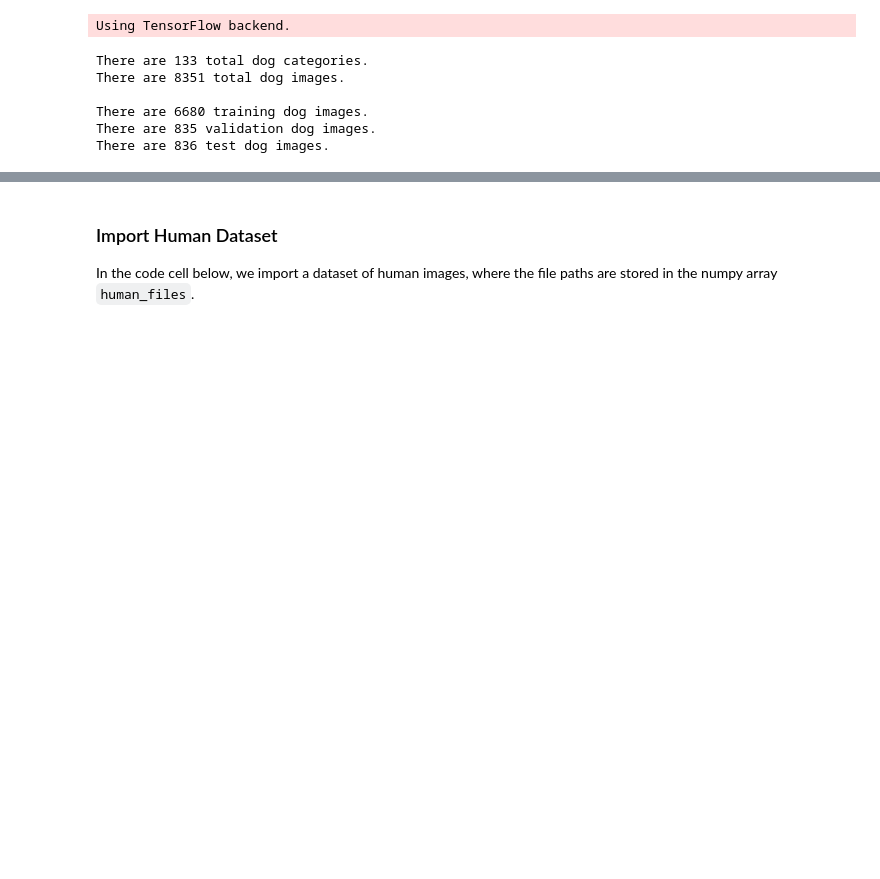
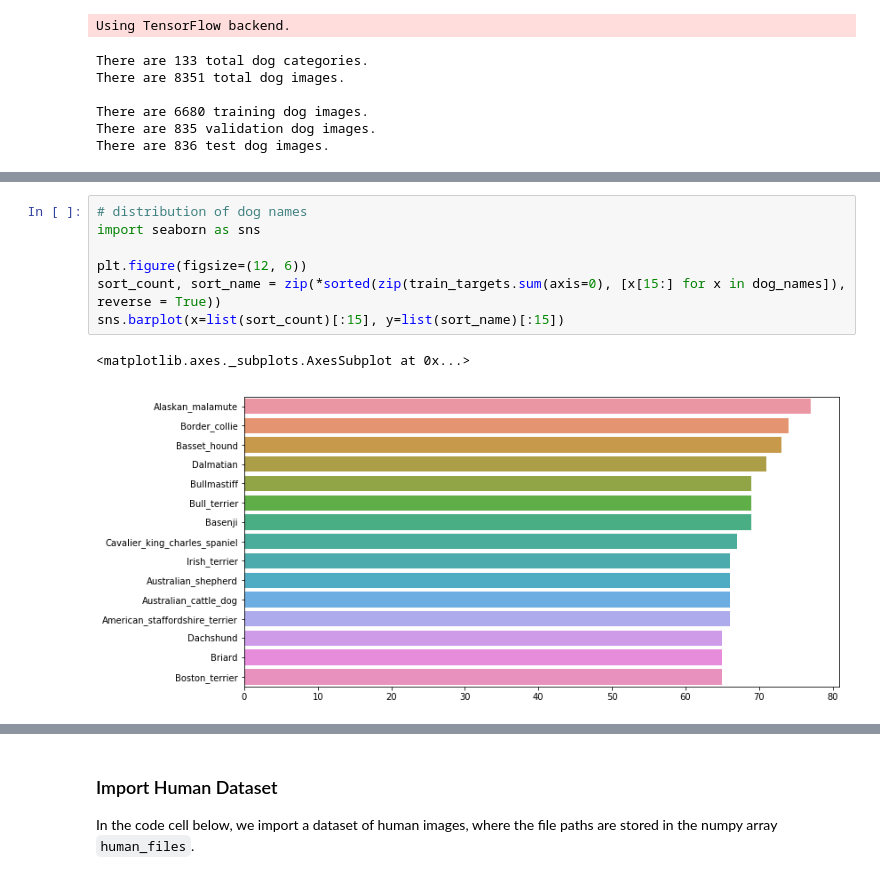
Before and after one commit to slwangit/dogclassifier, a Jupyter notebook: dog_app.ipynb, the cells around one changed output, grey strips where cells are left out. Saved outputs shown, nothing was run; the diff lists cells and outputs as text; blank space fills up the shorter version.

```diff
--- a/dog_app.ipynb
+++ b/dog_app.ipynb
@@ -103,0 +111,10 @@ for img_file in train_files[:5]:
+# %%
+# distribution of dog names
+import seaborn as sns
+
+plt.figure(figsize=(12, 6))
+sort_count, sort_name = zip(*sorted(zip(train_targets.sum(axis=0), [x[15:] for x in dog_names]), reverse = True))
+sns.barplot(x=list(sort_count)[:15], y=list(sort_name)[:15])
+# %% [output]
+<matplotlib.axes._subplots.AxesSubplot at 0x...>
+[figure, added]
```
Also changed, not shown: parts of 4 cells of this notebook.
